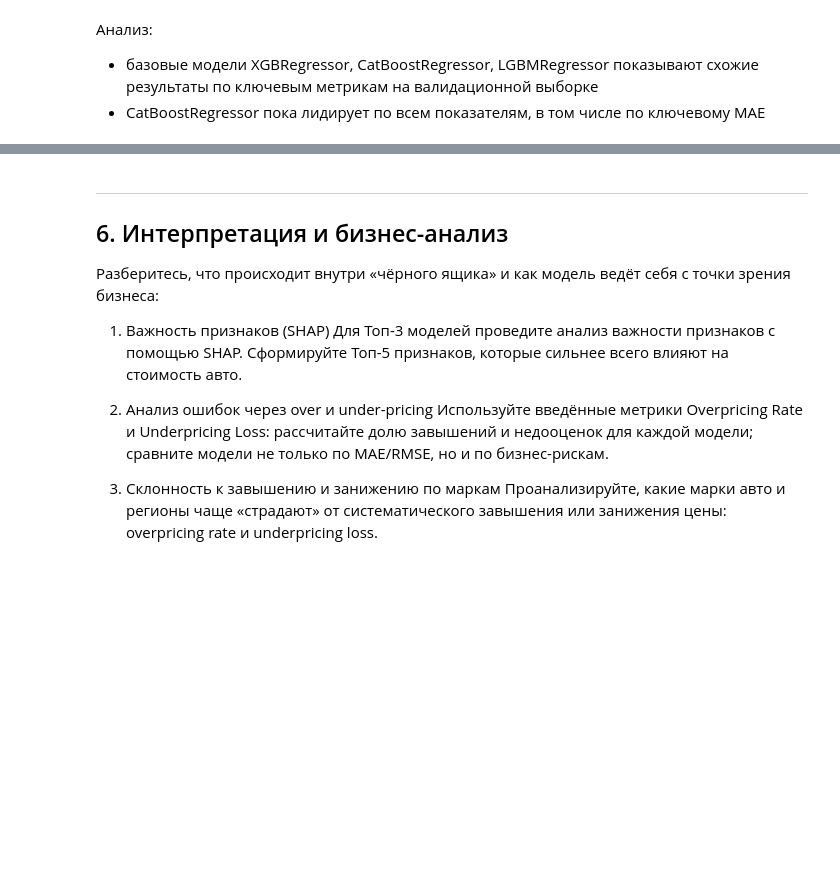
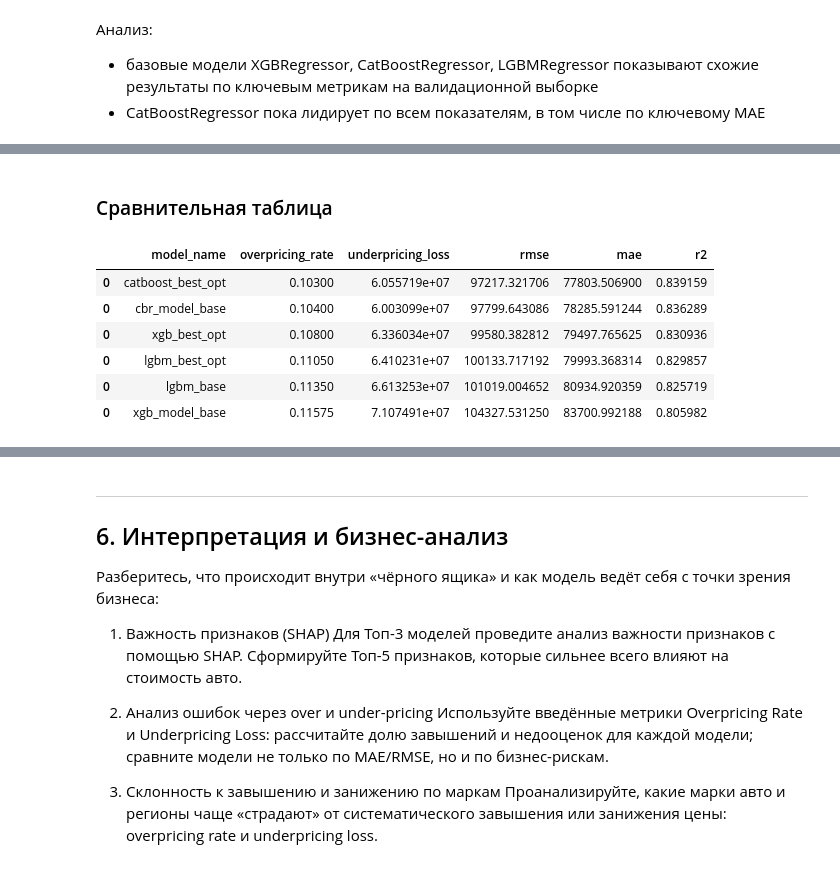
Before and after one commit to Plakhotniuk/practicum_ds, a Jupyter notebook: ml/grad_boosting/project/project.ipynb, the cells around one changed output, grey strips where cells are left out. Drawn from its saved outputs; the diff is of its cells as text; code cells hidden in the pictures; blank space fills up the shorter version.

```diff
--- a/ml/grad_boosting/project/project.ipynb
+++ b/ml/grad_boosting/project/project.ipynb
@@ -818,0 +954,11 @@ results
+# %%
+lgbm_best_opt.fit(
+    X_train,
+    y_train,
+    eval_set=[(X_train, y_train), (X_val, y_val)],
+)
+y_val_pred_lgbm_best_opt = lgbm_best_opt.predict(X_val)
+lgbm_best_opt_metrics = calc_metrics(
+    y_val_pred_lgbm_best_opt, y_val, model_name='lgbm_best_opt'
+)
+lgbm_best_opt_metrics
@@ -818,0 +1032,12 @@ results
+# %%
+catboost_best_opt.fit(
+    X_train,
+    y_train,
+    eval_set=(X_val, y_val),
+    cat_features=cat_cols_feat,
+)
+y_val_pred_catboost_best_opt = catboost_best_opt.predict(X_val)
+catboost_best_opt_metrics = calc_metrics(
+    y_val_pred_catboost_best_opt, y_val, model_name='catboost_best_opt'
+)
+catboost_best_opt_metrics
@@ -818,0 +1064,15 @@ results
+# %% [markdown]
+### Сравнительная таблица
+# %%
+results = pd.concat(
+    [results, xgb_best_opt_metrics, lgbm_best_opt_metrics, catboost_best_opt_metrics]
+).sort_values(by='mae')
+results
+# %% [output]
+|  | model_name | overpricing_rate | underpricing_loss | rmse | mae | r2 |
+| 0 | catboost_best_opt | 0.10300 | 6.055719e+07 | 97217.321706 | 77803.506900 | 0.839159 |
+| 0 | cbr_model_base | 0.10400 | 6.003099e+07 | 97799.643086 | 78285.591244 | 0.836289 |
+| 0 | xgb_best_opt | 0.10800 | 6.336034e+07 | 99580.382812 | 79497.765625 | 0.830936 |
+| 0 | lgbm_best_opt | 0.11050 | 6.410231e+07 | 100133.717192 | 79993.368314 | 0.829857 |
+| 0 | lgbm_base | 0.11350 | 6.613253e+07 | 101019.004652 | 80934.920359 | 0.825719 |
+| 0 | xgb_model_base | 0.11575 | 7.107491e+07 | 104327.531250 | 83700.992188 | 0.805982 |
```
Also changed, not shown: parts of 38 cells of this notebook, 1 other file.
